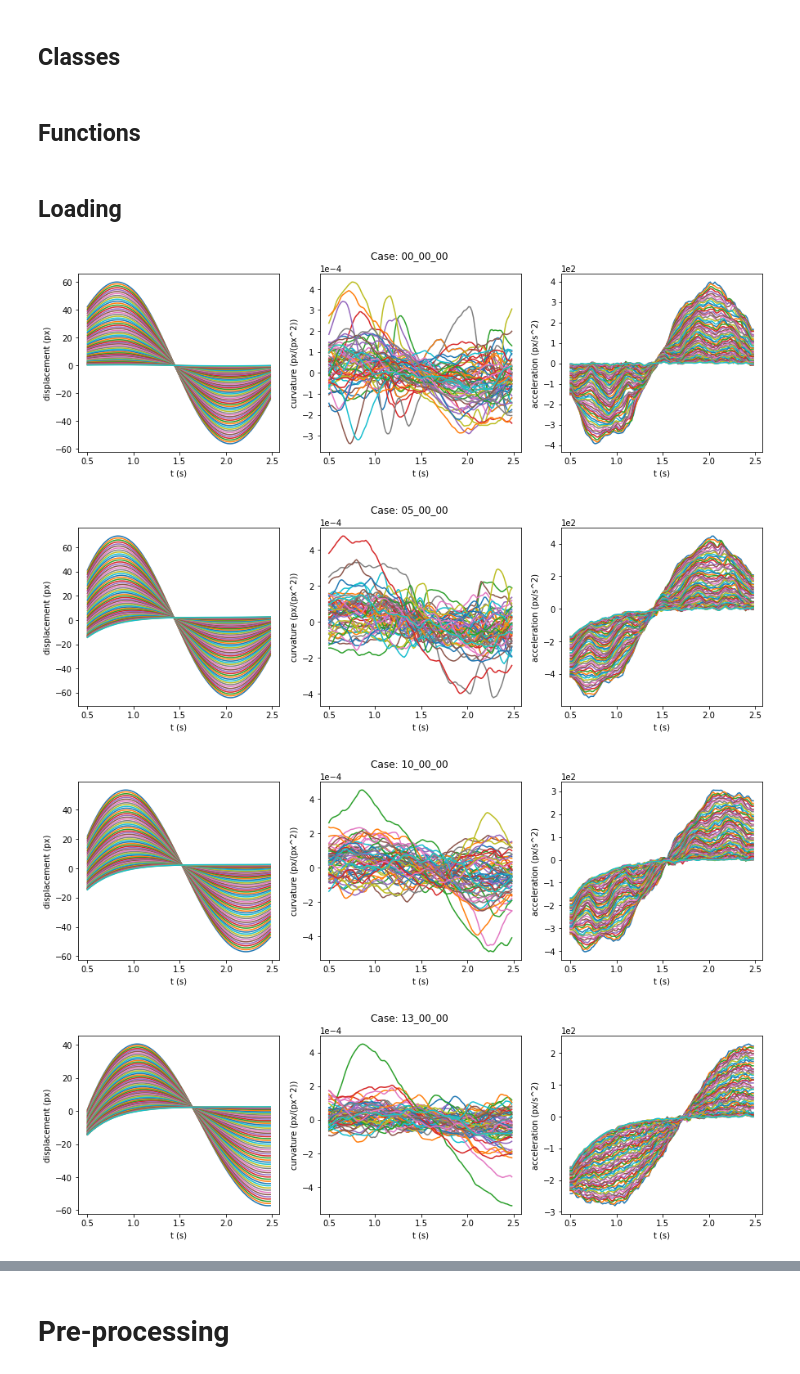
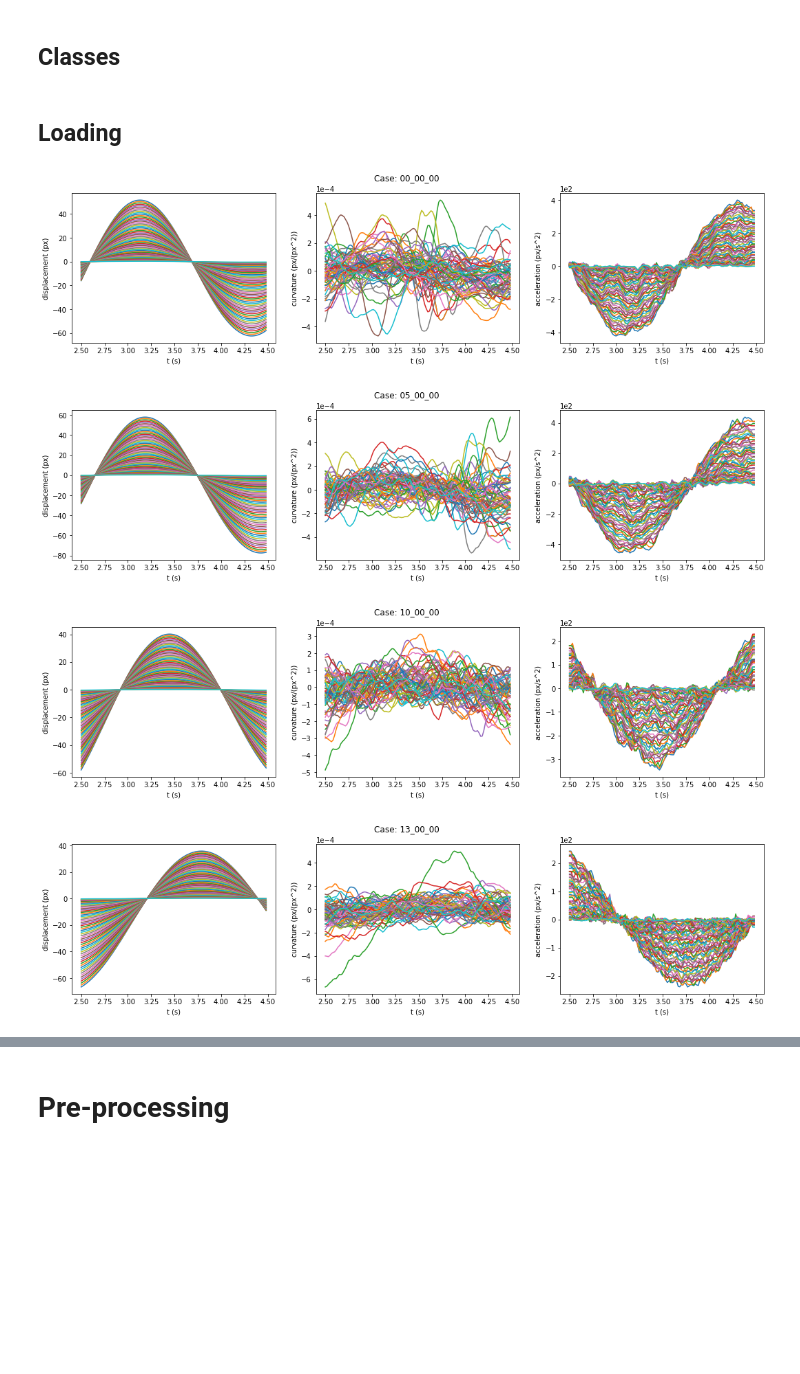
Before and after one commit to carloshernangarrido/kalmanfilters, a Jupyter notebook: time_domain_damage_detection.ipynb, the cells around one changed output, grey strips where cells are left out. Saved outputs shown, nothing was run; the diff lists cells and outputs as text; code cells hidden in the pictures; blank space fills up the shorter version.

```diff
--- a/time_domain_damage_detection.ipynb
+++ b/time_domain_damage_detection.ipynb
@@ -316,5 +325,3 @@ class TimeHistory:
       self.V[i, -1] = self.V[i, -2]
       self.A[i, 0] = self.A[i, 1]
       self.A[i, -1] = self.A[i, -2]
-# %% [markdown]
-## Functions
@@ -389,34 +339,31 @@ files = ['00_00_00_run1.mat',
          '13_10_11_run1.mat']
 ip = InputParameters(
     files=[os.path.join(path, files[i]) for i in range(len(files))],
-    h_d=3, H_EI_typ=0.2, r=0, q=0)
-
-ths = [TimeHistory(scipy.io.loadmat(file_name), file_name=file_name,
-                   initial_time=.5, final_time=2.5, cut_off_freq=.5)
-       for file_name in ip.files]
+    h_d=3, H_EI_typ=0.5, r=0, q=0)
+ths = [TimeHistory(scipy.io.loadmat(file_name), file_name=file_name, initial_time=2.5, final_time=4.5, cut_off_freq=1) for file_name in ip.files]
 # %%
-fig_size = (15,4)
+fig_size = (18,4)
 for th in ths:
   fig, ax = plt.subplots(1,3, sharey=False, figsize=fig_size)
   fig.suptitle(f'Case: {th._name[0:-5]}')
   # ax[0].plot(th.x, th.C)
   # ax[0].set_xlabel('x (px)')
   # ax[0].set_ylabel('curvature (px/(px^2))')
   ax[0].plot(th.t.T, th.D.T)
   ax[0].set_xlabel('t (s)')
   ax[0].set_ylabel('displacement (px)')
   ax[0].ticklabel_format(axis='y', scilimits=[-2, 2])
   ax[1].plot(th.t.T, th.C.T)
   ax[1].set_xlabel('t (s)')
   ax[1].set_ylabel('curvature (px/(px^2))')
   ax[1].ticklabel_format(axis='y', scilimits=[-2, 2])
   ax[2].plot(th.t.T, th.A.T)
   ax[2].set_xlabel('t (s)')
   ax[2].set_ylabel('acceleration (px/s^2)')
   ax[2].ticklabel_format(axis='y', scilimits=[-2, 2])
   plt.show
 # %% [output]
-[figure, old version]
+[figure, new version]
-[figure, old version]
+[figure, new version]
-[figure, old version]
+[figure, new version]
-[figure, old version]
+[figure, new version]
```
Also changed, not shown: parts of 11 cells of this notebook.
